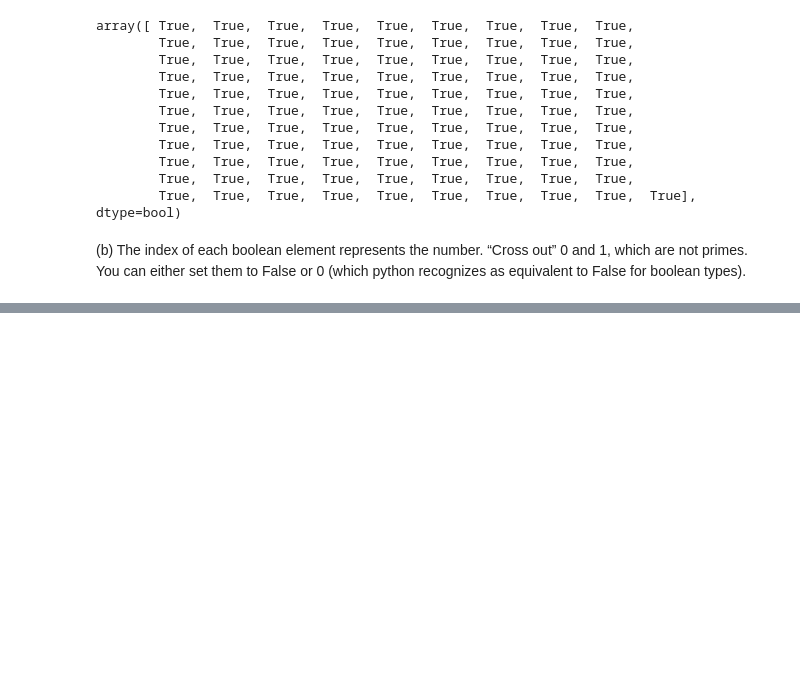
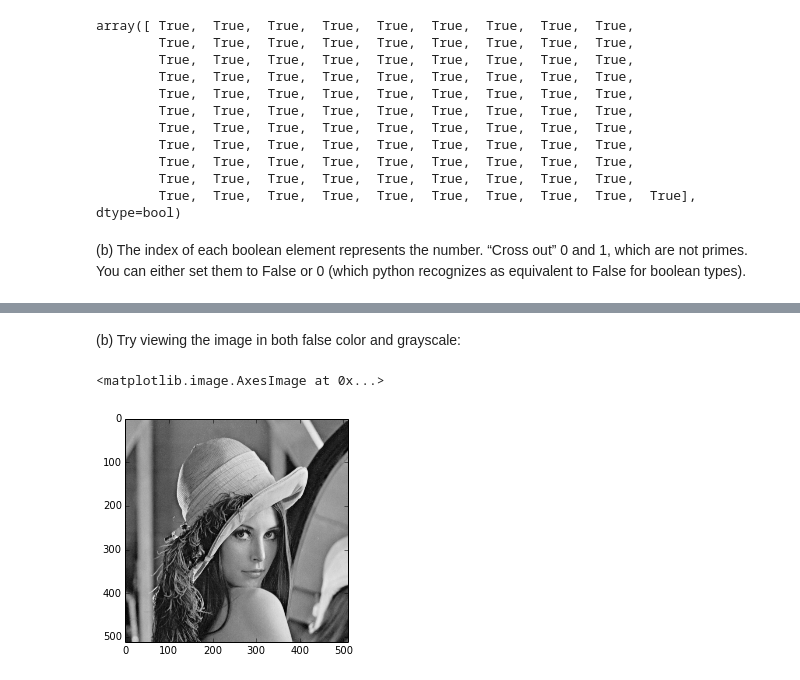
Before and after one commit to mnaworsk/PHYS202-S14, a Jupyter notebook: NumPy/NumPyExercises.ipynb, the cells around one changed output, grey strips where cells are left out. Saved outputs shown, nothing was run; the diff lists cells and outputs as text; code cells hidden in the pictures; blank space fills up the shorter version.

```diff
--- a/NumPy/NumPyExercises.ipynb
+++ b/NumPy/NumPyExercises.ipynb
@@ -84,0 +160,11 @@ print is_prime
+# %%
+from scipy import misc
+lena = misc.lena()
+# %% [markdown]
+(b) Try viewing the image in both false color and grayscale:
+# %%
+imshow(lena)
+imshow(lena, cmap=cm.gray)
+# %% [output]
+<matplotlib.image.AxesImage at 0x...>
+[figure, added]
```
Also changed, not shown: parts of 18 cells of this notebook, 4 other files.
